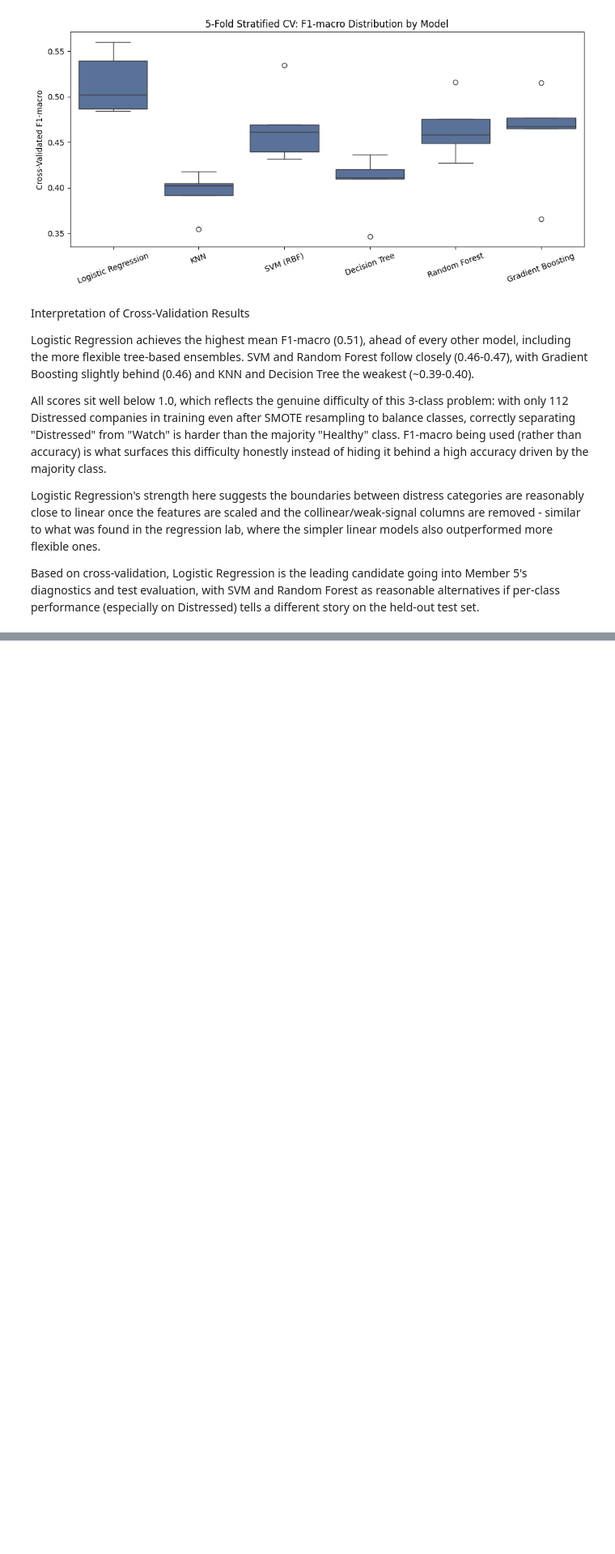
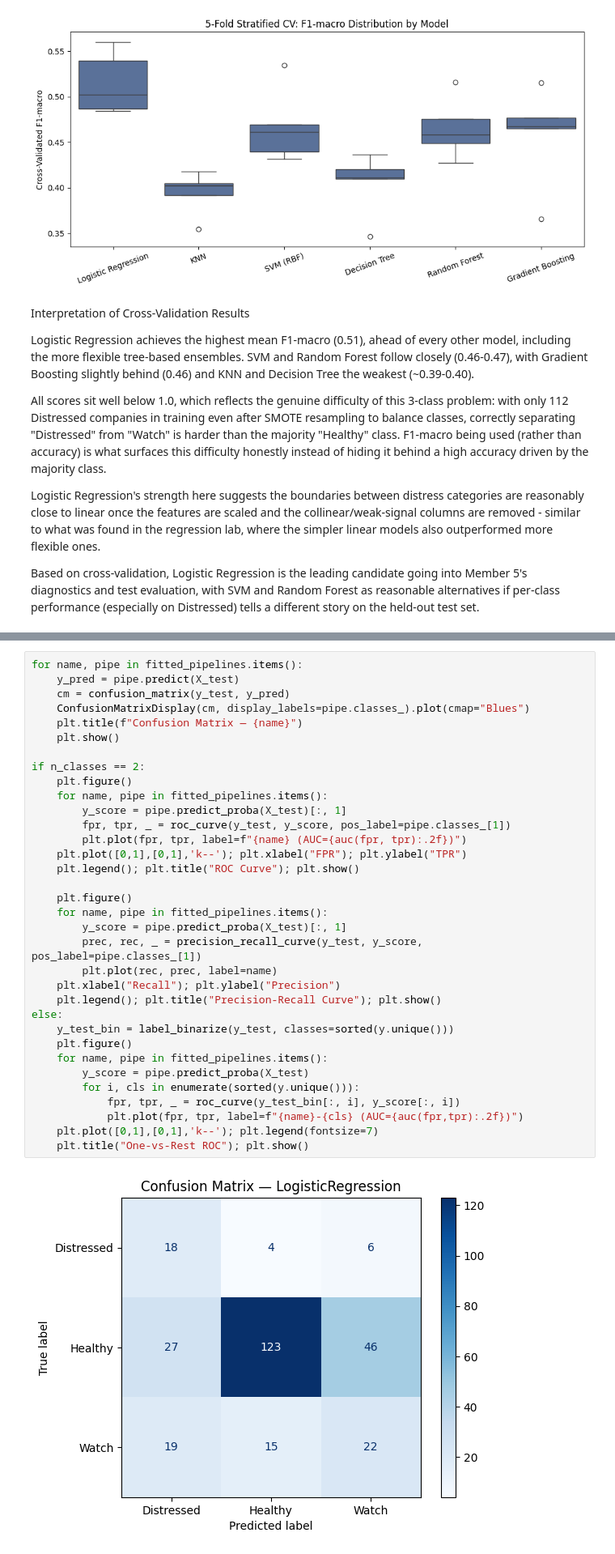
Before and after one commit to GraceChelangat/BI-ClassificationC1, a Jupyter notebook: notebooks/classification_corporate_financial_distress.ipynb, the cells around one changed output, grey strips where cells are left out. Shown at 81% size. Cells and saved outputs as stored; diff of their text form; blank space fills up the shorter version.

Commit message:
Diagnostics, Test Evaluation, Model selection, Hyperparameter, Explainability & model & Summary

```diff
--- a/notebooks/classification_corporate_financial_distress.ipynb
+++ b/notebooks/classification_corporate_financial_distress.ipynb
@@ -1119,0 +1168,36 @@ set.
+# %%
+for name, pipe in fitted_pipelines.items():
+    y_pred = pipe.predict(X_test)
+    cm = confusion_matrix(y_test, y_pred)
+    ConfusionMatrixDisplay(cm, display_labels=pipe.classes_).plot(cmap="Blues")
+    plt.title(f"Confusion Matrix — {name}")
+    plt.show()
+
+if n_classes == 2:
+    plt.figure()
+    for name, pipe in fitted_pipelines.items():
+        y_score = pipe.predict_proba(X_test)[:, 1]
+        fpr, tpr, _ = roc_curve(y_test, y_score, pos_label=pipe.classes_[1])
+        plt.plot(fpr, tpr, label=f"{name} (AUC={auc(fpr, tpr):.2f})")
+    plt.plot([0,1],[0,1],'k--'); plt.xlabel("FPR"); plt.ylabel("TPR")
+    plt.legend(); plt.title("ROC Curve"); plt.show()
+
+    plt.figure()
+    for name, pipe in fitted_pipelines.items():
+        y_score = pipe.predict_proba(X_test)[:, 1]
+        prec, rec, _ = precision_recall_curve(y_test, y_score, pos_label=pipe.classes_[1])
+        plt.plot(rec, prec, label=name)
+    plt.xlabel("Recall"); plt.ylabel("Precision")
+    plt.legend(); plt.title("Precision-Recall Curve"); plt.show()
+else:
+    y_test_bin = label_binarize(y_test, classes=sorted(y.unique()))
+    plt.figure()
+    for name, pipe in fitted_pipelines.items():
+        y_score = pipe.predict_proba(X_test)
+        for i, cls in enumerate(sorted(y.unique())):
+            fpr, tpr, _ = roc_curve(y_test_bin[:, i], y_score[:, i])
+            plt.plot(fpr, tpr, label=f"{name}-{cls} (AUC={auc(fpr,tpr):.2f})")
+    plt.plot([0,1],[0,1],'k--'); plt.legend(fontsize=7)
+    plt.title("One-vs-Rest ROC"); plt.show()
+# %% [output]
+[figure, added]
```
Also changed, not shown: parts of 18 cells of this notebook.
